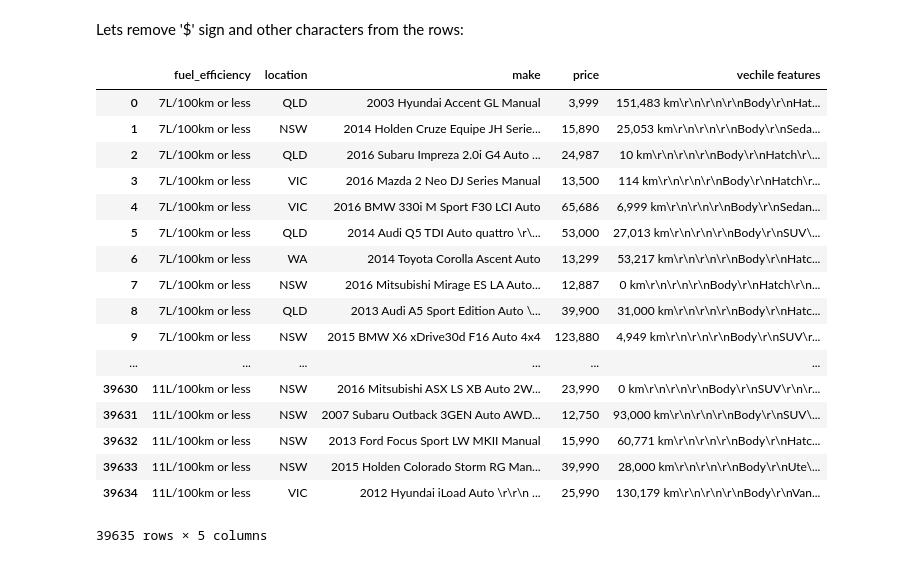
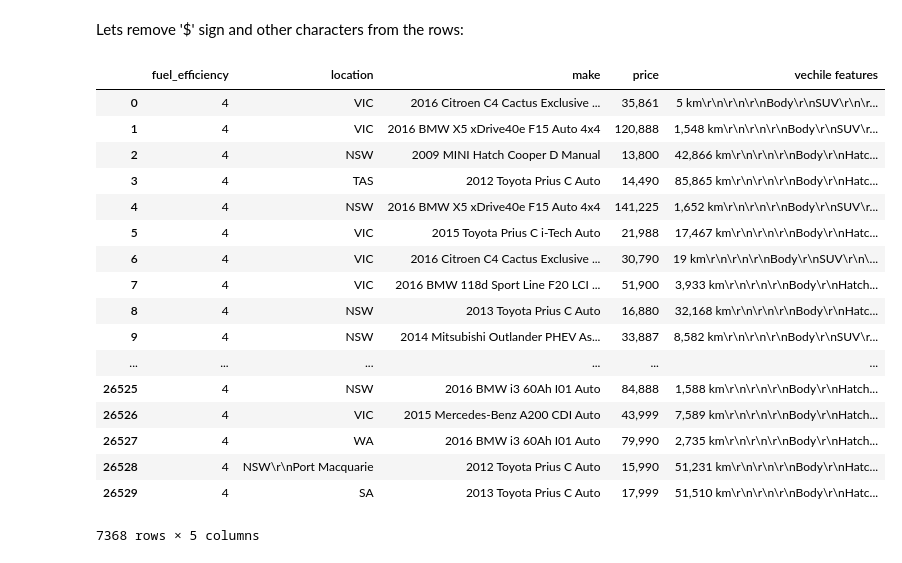
Before and after one commit to epkuznetsova/capstone_project_carsales, a Jupyter notebook: carsales.ipynb, the cells around one changed output. Drawn from its saved outputs; the diff is of its cells as text; code cells hidden in the pictures.

```diff
--- a/carsales.ipynb
+++ b/carsales.ipynb
@@ -52,6 +79,6 @@ for state in set([ '4L/100km or less', '5L/100km or less', '7L/100km or less', '
 # %%
-result = pd.read_csv('cars_1000.csv', index_col=0)
-result
+result1 = pd.read_csv('cars_1000.csv', delimiter=',', index_col=0)
+result1
 # %% [output]
 |  | fuel_efficiency | location | make | price | vechile features |
 | 0 | 7L/100km or less | |\r\nQLD | 2003 Hyundai Accent GL Manual | $3,999* | Odometer\r\n151,483 km\r\n\r\n\r\... |
@@ -71,3 +98,10 @@ result
 | 39911 | 11L/100km or less | |\r\nNSW | 2015 Holden Colorado Storm RG Man... | $39,990* | Odometer\r\n28,000 km\r\n\r\n\r\n... |
 | 39912 | 11L/100km or less | |\r\nVIC | 2012 Hyundai iLoad Auto \r\r\n ... | $25,990 | Odometer\r\n130,179 km\r\n\r\n\r\... |
 39913 rows × 5 columns
+# %%
+cat4_premium = pd.read_csv('cars_cat_4_premium.csv' )
+cat4_standard = pd.read_csv('cars_cat_4_standard.csv')
+cat4_standard['fuel_efficiency'].replace("4L%2F100km%20or%20less", "4L/100km or less", inplace=True)
+cat4_premium['fuel_efficiency'].replace("4L%2F100km%20or%20less", "4L/100km or less", inplace=True)
+
+cat4_premium
@@ -73,0 +127,4 @@ result
+# %%
+frames = [cat4_premium, cat4_standard, result1]
+result = pd.concat(frames, ignore_index=True)
+result
@@ -81,7 +160,7 @@ result['make'].replace('', np.nan, inplace=True)
 result['vechile features'].replace('', np.nan, inplace=True)
 result.dropna(how='any',axis=0, inplace=True)
 result.reset_index(drop = True, inplace=True)
-#del result['index', 'Unnamed: 0']
-result
+result.replace('11L/100km or more','12',inplace=True)
+result[result.fuel_efficiency == '12']
 # %% [output]
 |  | fuel_efficiency | location | make | price | vechile features |
@@ -106,28 +185,34 @@ result
 Lets remove '$' sign and other characters from the rows:
 # %%
 result['location'] = result['location'].map(lambda x: x.lstrip('|\n'))
+result['location'] = result['location'].map(lambda x: x.lstrip('\r\n'))
 result['price'] = result['price'].map(lambda x: x.lstrip('$').rstrip('*'))
 result['vechile features'] = result['vechile features'].map(lambda x: x.lstrip('Odometer\r\n'))
-result['location'] = result['location'].map(lambda x: x.lstrip('\r\n'))
-result
+result['fuel_efficiency'].replace("11L/100km or less", "11", inplace=True)
+result['fuel_efficiency'].replace("4L/100km or less", "4", inplace=True)
+result['fuel_efficiency'].replace("5L/100km or less", "5", inplace=True)
+result['fuel_efficiency'].replace('9L/100km or less', "9", inplace=True)
+result['fuel_efficiency'].replace('7L/100km or less', "7", inplace=True)
+result['fuel_efficiency'] = pd.to_numeric(result['fuel_efficiency'])
+result[result.fuel_efficiency == 4]
 # %% [output]
 |  | fuel_efficiency | location | make | price | vechile features |
-| 0 | 7L/100km or less | QLD | 2003 Hyundai Accent GL Manual | 3,999 | 151,483 km\r\n\r\n\r\nBody\r\nHat... |
-| 1 | 7L/100km or less | NSW | 2014 Holden Cruze Equipe JH Serie... | 15,890 | 25,053 km\r\n\r\n\r\nBody\r\nSeda... |
-| 2 | 7L/100km or less | QLD | 2016 Subaru Impreza 2.0i G4 Auto ... | 24,987 | 10 km\r\n\r\n\r\nBody\r\nHatch\r\... |
-| 3 | 7L/100km or less | VIC | 2016 Mazda 2 Neo DJ Series Manual | 13,500 | 114 km\r\n\r\n\r\nBody\r\nHatch\r... |
-| 4 | 7L/100km or less | VIC | 2016 BMW 330i M Sport F30 LCI Auto | 65,686 | 6,999 km\r\n\r\n\r\nBody\r\nSedan... |
-| 5 | 7L/100km or less | QLD | 2014 Audi Q5 TDI Auto quattro \r\... | 53,000 | 27,013 km\r\n\r\n\r\nBody\r\nSUV\... |
-| 6 | 7L/100km or less | WA | 2014 Toyota Corolla Ascent Auto | 13,299 | 53,217 km\r\n\r\n\r\nBody\r\nHatc... |
-| 7 | 7L/100km or less | NSW | 2016 Mitsubishi Mirage ES LA Auto... | 12,887 | 0 km\r\n\r\n\r\nBody\r\nHatch\r\n... |
-| 8 | 7L/100km or less | QLD | 2013 Audi A5 Sport Edition Auto \... | 39,900 | 31,000 km\r\n\r\n\r\nBody\r\nHatc... |
-| 9 | 7L/100km or less | NSW | 2015 BMW X6 xDrive30d F16 Auto 4x4 | 123,880 | 4,949 km\r\n\r\n\r\nBody\r\nSUV\r... |
+| 0 | 4 | VIC | 2016 Citroen C4 Cactus Exclusive ... | 35,861 | 5 km\r\n\r\n\r\nBody\r\nSUV\r\n\r... |
+| 1 | 4 | VIC | 2016 BMW X5 xDrive40e F15 Auto 4x4 | 120,888 | 1,548 km\r\n\r\n\r\nBody\r\nSUV\r... |
+| 2 | 4 | NSW | 2009 MINI Hatch Cooper D Manual | 13,800 | 42,866 km\r\n\r\n\r\nBody\r\nHatc... |
+| 3 | 4 | TAS | 2012 Toyota Prius C Auto | 14,490 | 85,865 km\r\n\r\n\r\nBody\r\nHatc... |
+| 4 | 4 | NSW | 2016 BMW X5 xDrive40e F15 Auto 4x4 | 141,225 | 1,652 km\r\n\r\n\r\nBody\r\nSUV\r... |
+| 5 | 4 | VIC | 2015 Toyota Prius C i-Tech Auto | 21,988 | 17,467 km\r\n\r\n\r\nBody\r\nHatc... |
+| 6 | 4 | VIC | 2016 Citroen C4 Cactus Exclusive ... | 30,790 | 19 km\r\n\r\n\r\nBody\r\nSUV\r\n\... |
+| 7 | 4 | VIC | 2016 BMW 118d Sport Line F20 LCI ... | 51,900 | 3,933 km\r\n\r\n\r\nBody\r\nHatch... |
+| 8 | 4 | NSW | 2013 Toyota Prius C Auto | 16,880 | 32,168 km\r\n\r\n\r\nBody\r\nHatc... |
+| 9 | 4 | NSW | 2014 Mitsubishi Outlander PHEV As... | 33,887 | 8,582 km\r\n\r\n\r\nBody\r\nSUV\r... |
 | ... | ... | ... | ... | ... | ... |
-| 39630 | 11L/100km or less | NSW | 2016 Mitsubishi ASX LS XB Auto 2W... | 23,990 | 0 km\r\n\r\n\r\nBody\r\nSUV\r\n\r... |
-| 39631 | 11L/100km or less | NSW | 2007 Subaru Outback 3GEN Auto AWD... | 12,750 | 93,000 km\r\n\r\n\r\nBody\r\nSUV\... |
-| 39632 | 11L/100km or less | NSW | 2013 Ford Focus Sport LW MKII Manual | 15,990 | 60,771 km\r\n\r\n\r\nBody\r\nHatc... |
-| 39633 | 11L/100km or less | NSW | 2015 Holden Colorado Storm RG Man... | 39,990 | 28,000 km\r\n\r\n\r\nBody\r\nUte\... |
-| 39634 | 11L/100km or less | VIC | 2012 Hyundai iLoad Auto \r\r\n ... | 25,990 | 130,179 km\r\n\r\n\r\nBody\r\nVan... |
+| 26525 | 4 | NSW | 2016 BMW i3 60Ah I01 Auto | 84,888 | 1,588 km\r\n\r\n\r\nBody\r\nHatch... |
+| 26526 | 4 | VIC | 2015 Mercedes-Benz A200 CDI Auto | 43,999 | 7,589 km\r\n\r\n\r\nBody\r\nHatch... |
+| 26527 | 4 | WA | 2016 BMW i3 60Ah I01 Auto | 79,990 | 2,735 km\r\n\r\n\r\nBody\r\nHatch... |
+| 26528 | 4 | NSW\r\nPort Macquarie | 2012 Toyota Prius C Auto | 15,990 | 51,231 km\r\n\r\n\r\nBody\r\nHatc... |
+| 26529 | 4 | SA | 2013 Toyota Prius C Auto | 17,999 | 51,510 km\r\n\r\n\r\nBody\r\nHatc... |
-39635 rows × 5 columns
+7368 rows × 5 columns
 # %%
 year = pd.DataFrame(result.make.str.split(' ',1).tolist(),
```
Also changed, not shown: parts of 38 cells of this notebook.
